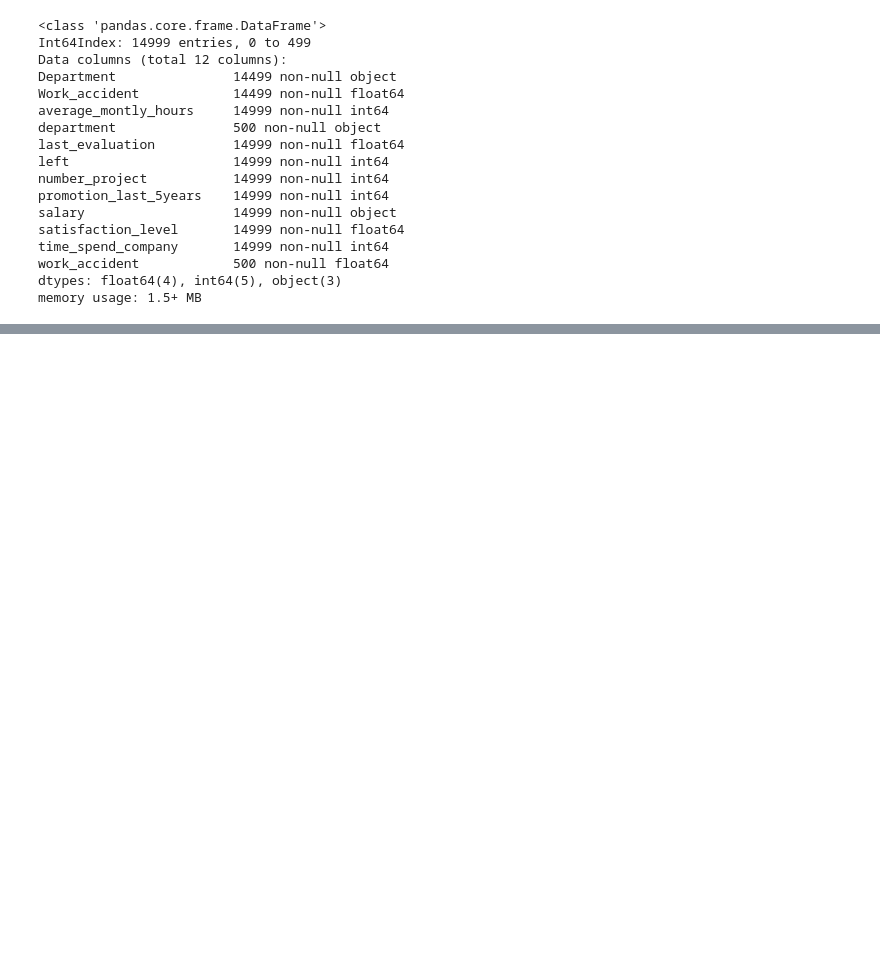
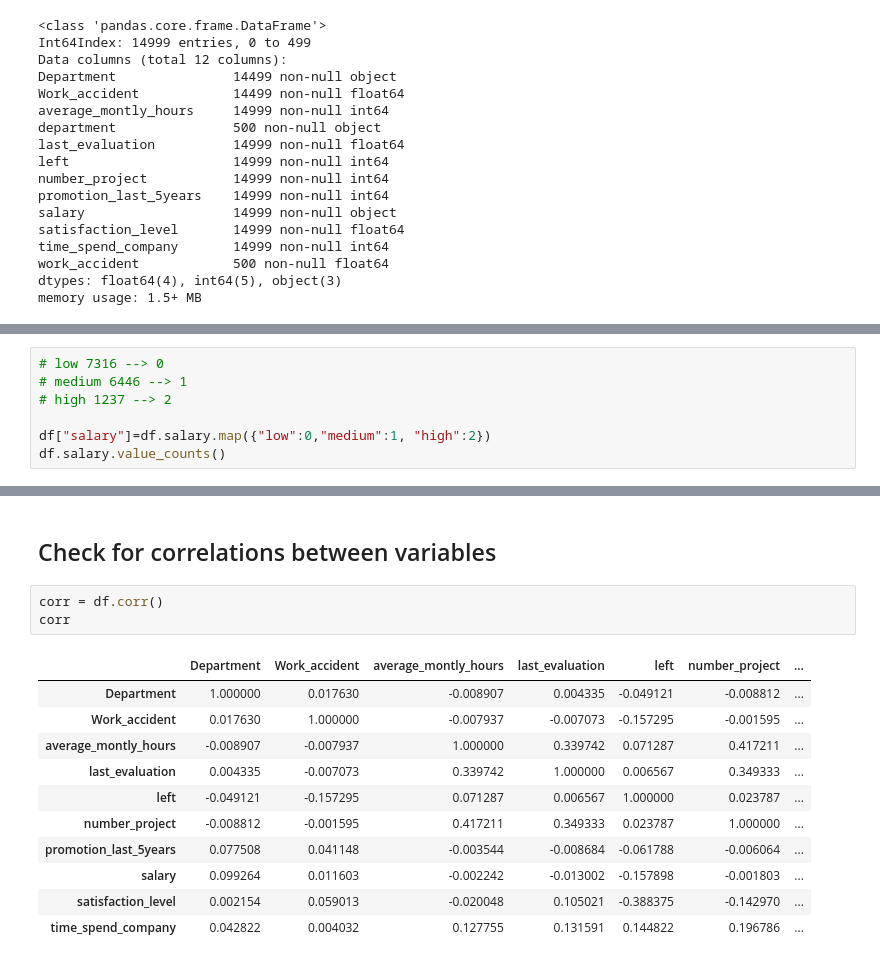
Before and after one commit to tchintchie/HR_Analysis, a Jupyter notebook: HR_Analysis.ipynb, the cells around one changed output, grey strips where cells are left out. Saved outputs shown, nothing was run; the diff lists cells and outputs as text; blank space fills up the shorter version.

```diff
--- a/HR_Analysis.ipynb
+++ b/HR_Analysis.ipynb
@@ -83,0 +96,7 @@ memory usage: 1.5+ MB
+# %%
+# low 7316 --> 0
+# medium 6446 --> 1
+# high 1237 --> 2
+
+df["salary"]=df.salary.map({"low":0,"medium":1, "high":2})
+df.salary.value_counts()
@@ -83,0 +200,17 @@ memory usage: 1.5+ MB
+# %% [markdown]
+## Check for correlations between variables
+# %%
+corr = df.corr()
+corr
+# %% [output]
+|  | Department | Work_accident | average_montly_hours | last_evaluation | left | number_project | ... |
+| Department | 1.000000 | 0.017630 | -0.008907 | 0.004335 | -0.049121 | -0.008812 | ... |
+| Work_accident | 0.017630 | 1.000000 | -0.007937 | -0.007073 | -0.157295 | -0.001595 | ... |
+| average_montly_hours | -0.008907 | -0.007937 | 1.000000 | 0.339742 | 0.071287 | 0.417211 | ... |
+| last_evaluation | 0.004335 | -0.007073 | 0.339742 | 1.000000 | 0.006567 | 0.349333 | ... |
+| left | -0.049121 | -0.157295 | 0.071287 | 0.006567 | 1.000000 | 0.023787 | ... |
+| number_project | -0.008812 | -0.001595 | 0.417211 | 0.349333 | 0.023787 | 1.000000 | ... |
+| promotion_last_5years | 0.077508 | 0.041148 | -0.003544 | -0.008684 | -0.061788 | -0.006064 | ... |
+| salary | 0.099264 | 0.011603 | -0.002242 | -0.013002 | -0.157898 | -0.001803 | ... |
+| satisfaction_level | 0.002154 | 0.059013 | -0.020048 | 0.105021 | -0.388375 | -0.142970 | ... |
+| time_spend_company | 0.042822 | 0.004032 | 0.127755 | 0.131591 | 0.144822 | 0.196786 | ... |
```
Also changed, not shown: parts of 23 cells of this notebook.
